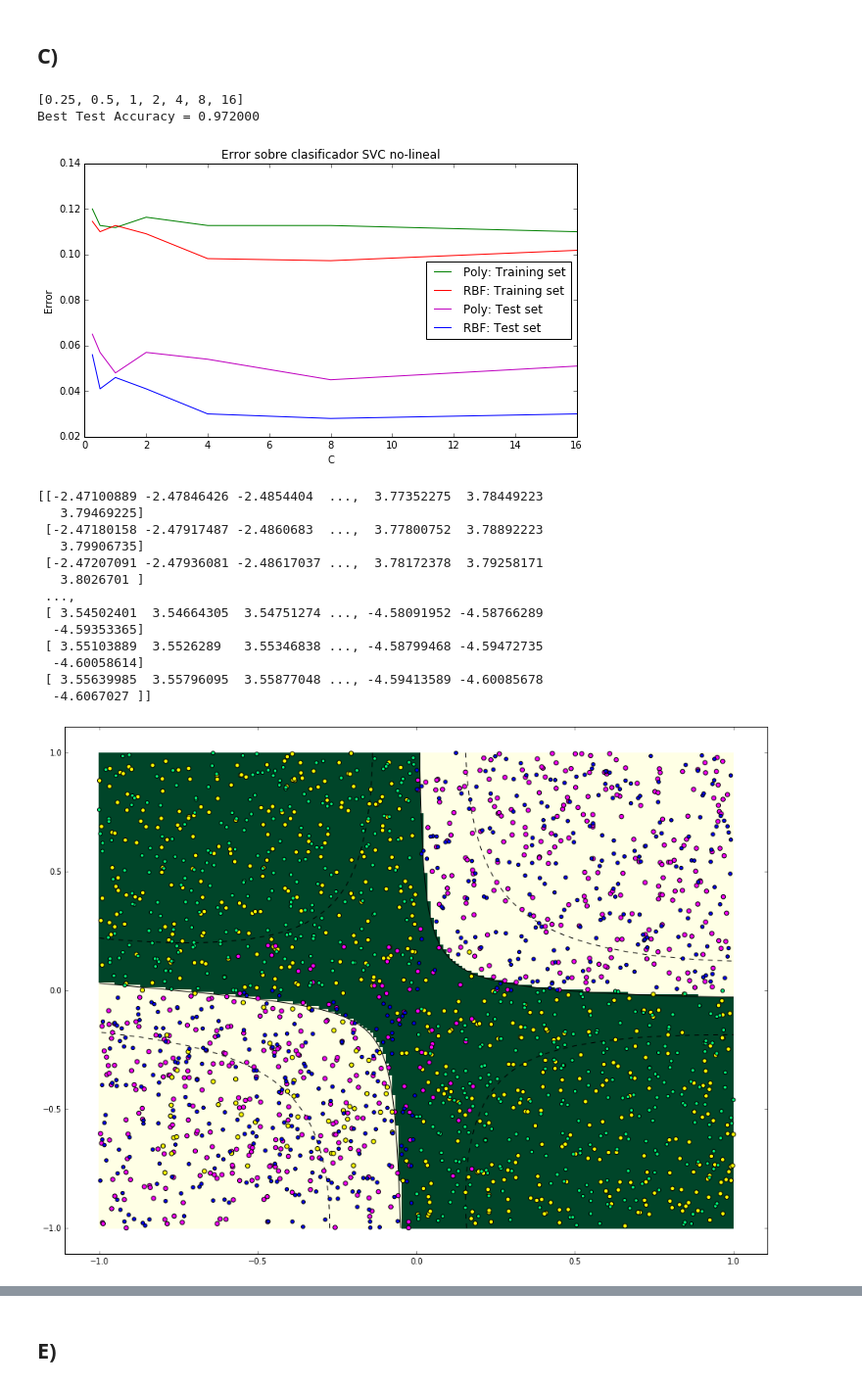
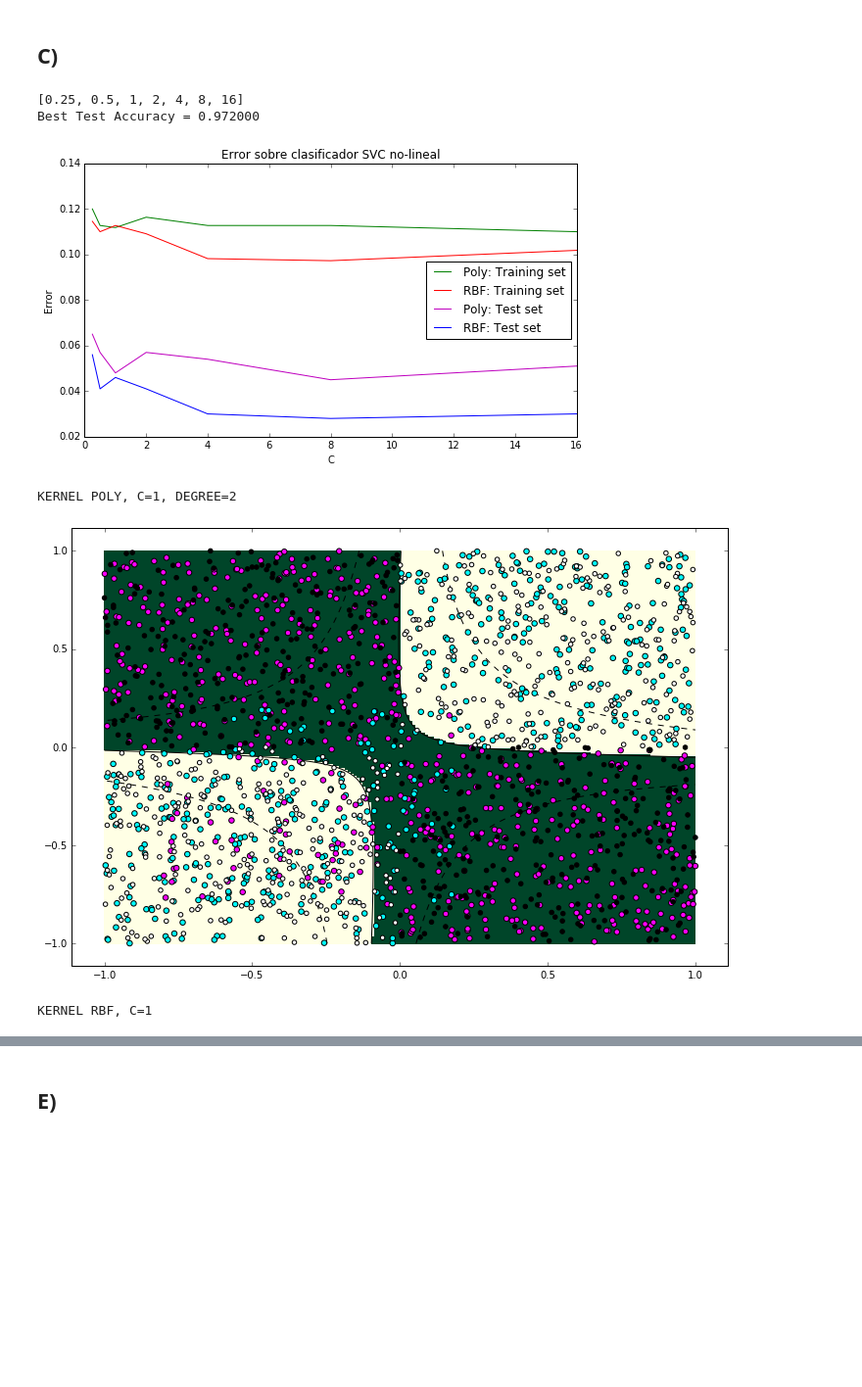
Before and after one commit to FMena14/MachineLearning3, a Jupyter notebook: Parte1.ipynb, the cells around one changed output, grey strips where cells are left out. Shown at 98% size. Drawn from its saved outputs; the diff is of its cells as text; code cells hidden in the pictures; blank space fills up the shorter version.

```diff
--- a/Parte1.ipynb
+++ b/Parte1.ipynb
@@ -53,9 +55,9 @@ Esto justamente representa un cambio de bit en multiplexores del tipo XOR, lo qu
 import matplotlib.pyplot as plt
 
 def plot_classifier(clf,X_train,Y_train,X_test,Y_test,model_type):
-    f, axis = plt.subplots(1, 1, sharex='col', sharey='row',figsize=(16, 12))
-    axis.scatter(X_train[:,0],X_train[:,1],s=30,c=Y_train,zorder=10,cmap='spring')
-    axis.scatter(X_test[:,0],X_test[:,1],s=20,c=Y_test,zorder=10,cmap='winter')
+    f, axis = plt.subplots(1, 1, sharex='col', sharey='row',figsize=(12, 8))
+    axis.scatter(X_train[:,0],X_train[:,1],s=30,c=Y_train,zorder=10,cmap='cool')
+    axis.scatter(X_test[:,0],X_test[:,1],s=20,c=Y_test,zorder=10,cmap='Greys')
     XX, YY = np.mgrid[-1:1:200j, -1:1:200j]
     if model_type == 'svm':
         Z = clf.decision_function(np.c_[XX.ravel(), YY.ravel()])
@@ -152,45 +161,44 @@ error_train_1 = [ 1-i[0] for i in info1]
 error_test_1 = [1-j[1] for j in info1]
 
 error_train_2 = [ 1-i[0] for i in info2]
 error_test_2 = [1-j[1] for j in info2]
 
 import matplotlib.pyplot as plt
 plt.subplots(figsize=(9,5))
 plt.plot(Cs,error_train_2, label = "Poly: Training set", color = "g")
 plt.plot(Cs,error_train_1, label = "RBF: Training set", color = "r")
 
 plt.plot(Cs,error_test_2, label = "Poly: Test set", color = "m")
 plt.plot(Cs,error_test_1, label = "RBF: Test set", color = "b")
 
 
 #plt.xticks(Cs)
 plt.xlabel('C')
 plt.ylabel('Error')
 plt.title('Error sobre clasificador SVC no-lineal')
 #plt.axis('tight')
 plt.legend(loc="center right")
 plt.show()
 
 #para casos representativos
-#print "Test Accuracy = %f"%clf.score(X_test,Y_test)
+print "KERNEL POLY, C=1, DEGREE=2"
+clf = SVC(C=1, kernel="poly",degree=2, coef0=1)
+clf = clf.fit(X_train,Y_train)
+plot_classifier(clf,X_train,Y_train,X_test,Y_test,"svm")
+
+print "KERNEL RBF, C=1"
 clf = SVC(C=1, kernel="rbf")
 clf = clf.fit(X_train,Y_train)
 plot_classifier(clf,X_train,Y_train,X_test,Y_test,"svm")
+
+print "KERNEL RBF, C=4"
+clf = SVC(C=4, kernel="rbf")
+clf = clf.fit(X_train,Y_train)
+plot_classifier(clf,X_train,Y_train,X_test,Y_test,"svm")
 # %% [output]
 [0.25, 0.5, 1, 2, 4, 8, 16]
 Best Test Accuracy = 0.972000
 [figure]
-[[-2.47100889 -2.47846426 -2.4854404  ...,  3.77352275  3.78449223
-   3.79469225]
- [-2.47180158 -2.47917487 -2.4860683  ...,  3.77800752  3.78892223
-   3.79906735]
- [-2.47207091 -2.47936081 -2.48617037 ...,  3.78172378  3.79258171
-   3.8026701 ]
- ...,
- [ 3.54502401  3.54664305  3.54751274 ..., -4.58091952 -4.58766289
-  -4.59353365]
- [ 3.55103889  3.5526289   3.55346838 ..., -4.58799468 -4.59472735
-  -4.60058614]
- [ 3.55639985  3.55796095  3.55877048 ..., -4.59413589 -4.60085678
-  -4.6067027 ]]
+KERNEL POLY, C=1, DEGREE=2
-[figure, old version]
+[figure, new version]
+KERNEL RBF, C=1
```
Also changed, not shown: parts of 15 cells of this notebook.
